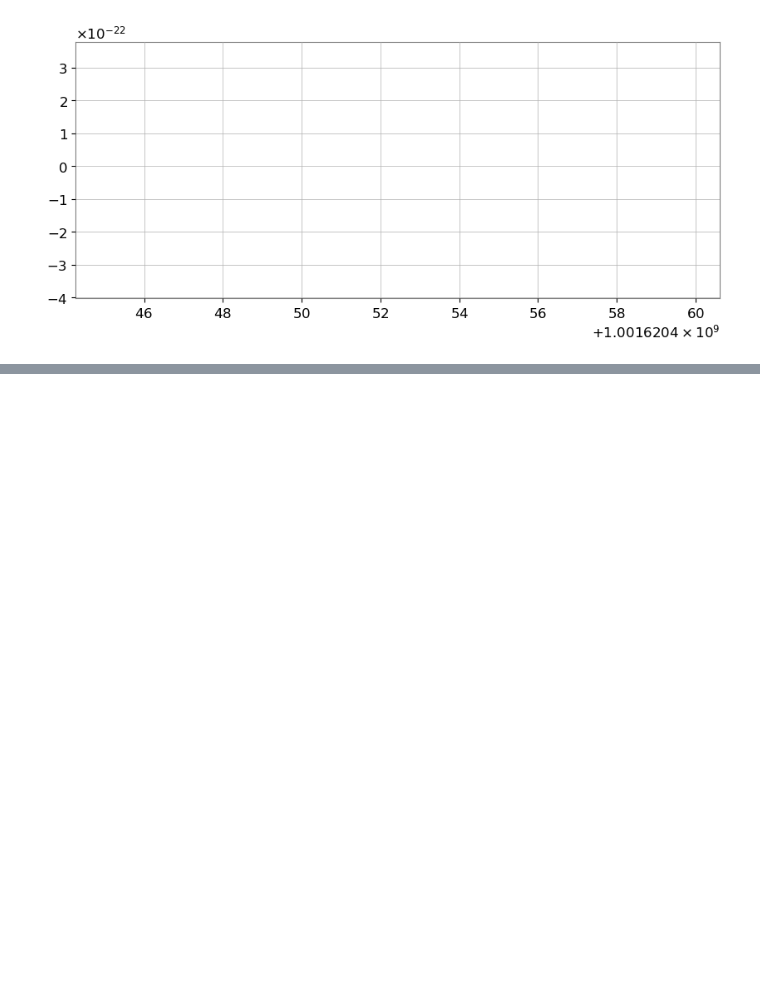
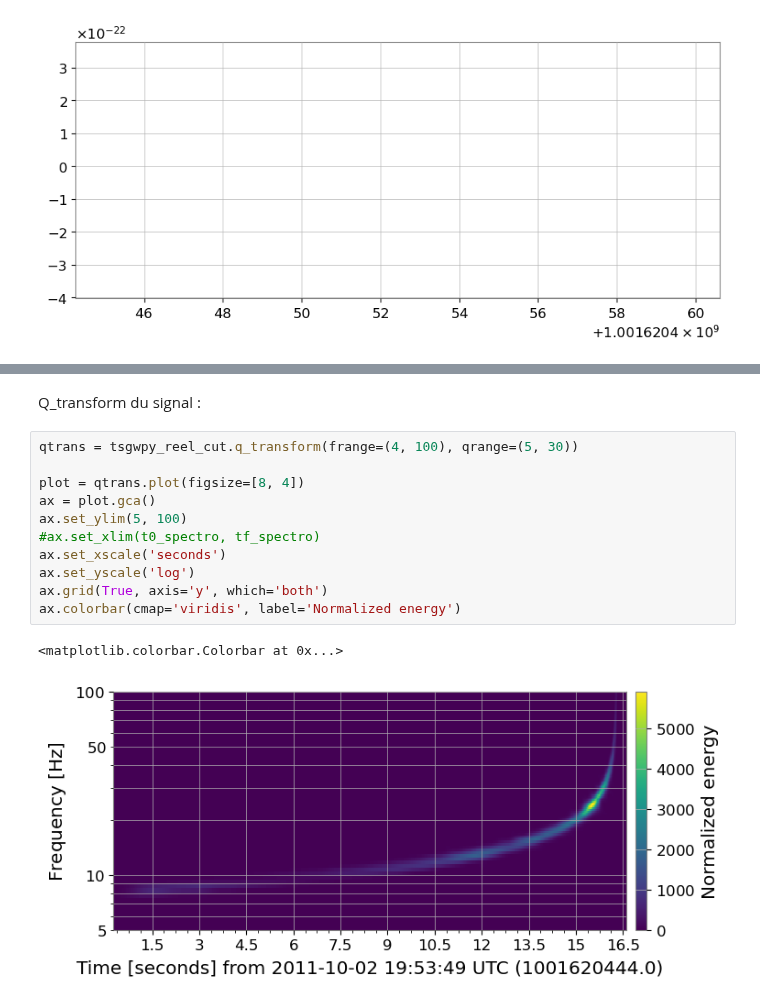
Before and after one commit to Glorieux-Victor/Internship_Victor_CBC_ET, a Jupyter notebook: signaux_comparaison.ipynb, the cells around one changed output, grey strips where cells are left out. Saved outputs shown, nothing was run; the diff lists cells and outputs as text; blank space fills up the shorter version.

```diff
--- a/signaux_comparaison.ipynb
+++ b/signaux_comparaison.ipynb
@@ -237,0 +286,16 @@ plt.savefig("Full_loc_minim_L1_Comparaison_signal")
+# %% [markdown]
+Q_transform du signal :
+# %%
+qtrans = tsgwpy_reel_cut.q_transform(frange=(4, 100), qrange=(5, 30))
+
+plot = qtrans.plot(figsize=[8, 4])
+ax = plot.gca()
+ax.set_ylim(5, 100)
+#ax.set_xlim(t0_spectro, tf_spectro)
+ax.set_xscale('seconds')
+ax.set_yscale('log')
+ax.grid(True, axis='y', which='both')
+ax.colorbar(cmap='viridis', label='Normalized energy')
+# %% [output]
+<matplotlib.colorbar.Colorbar at 0x...>
+[figure, added]
```
Also changed, not shown: parts of 7 cells of this notebook, 8 other files.
